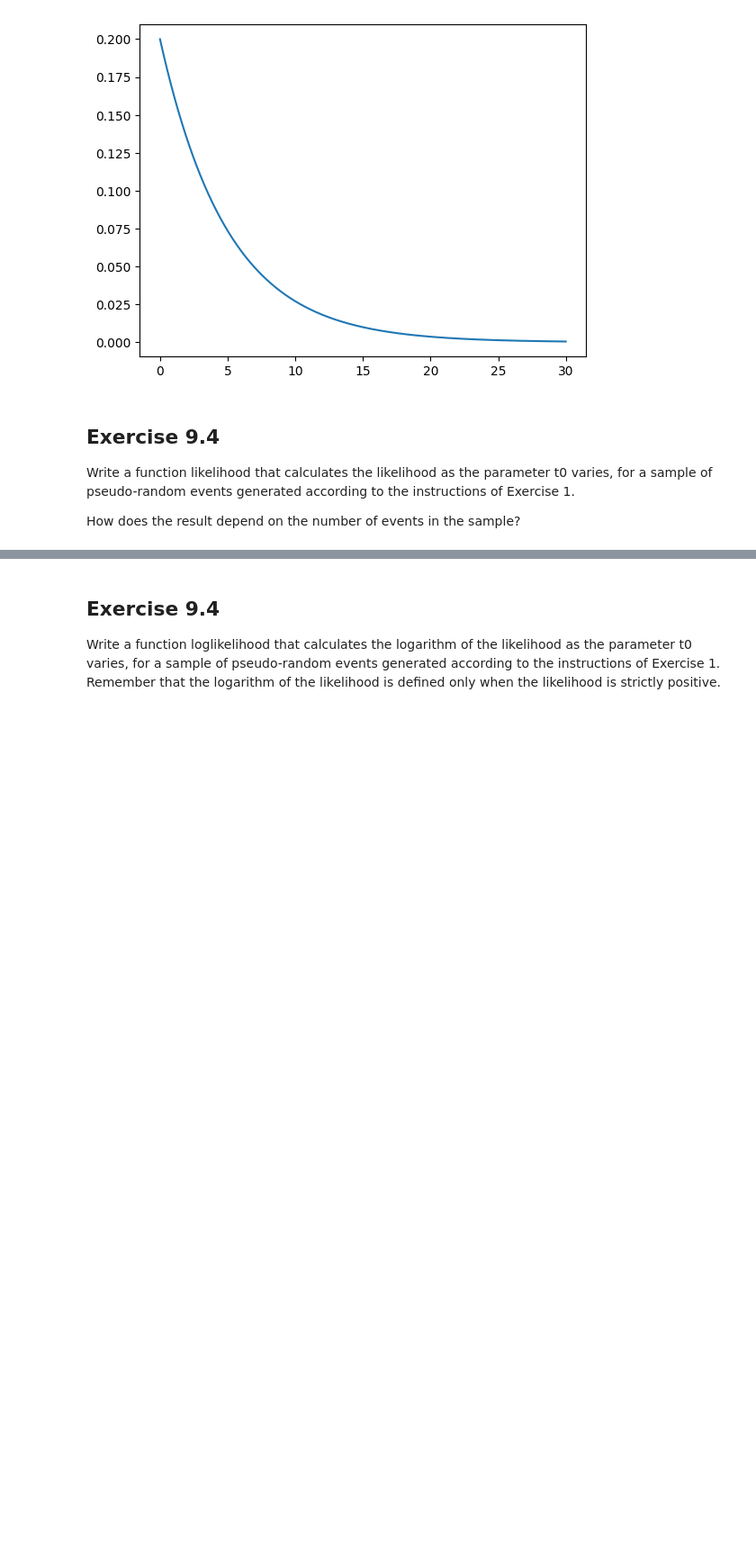
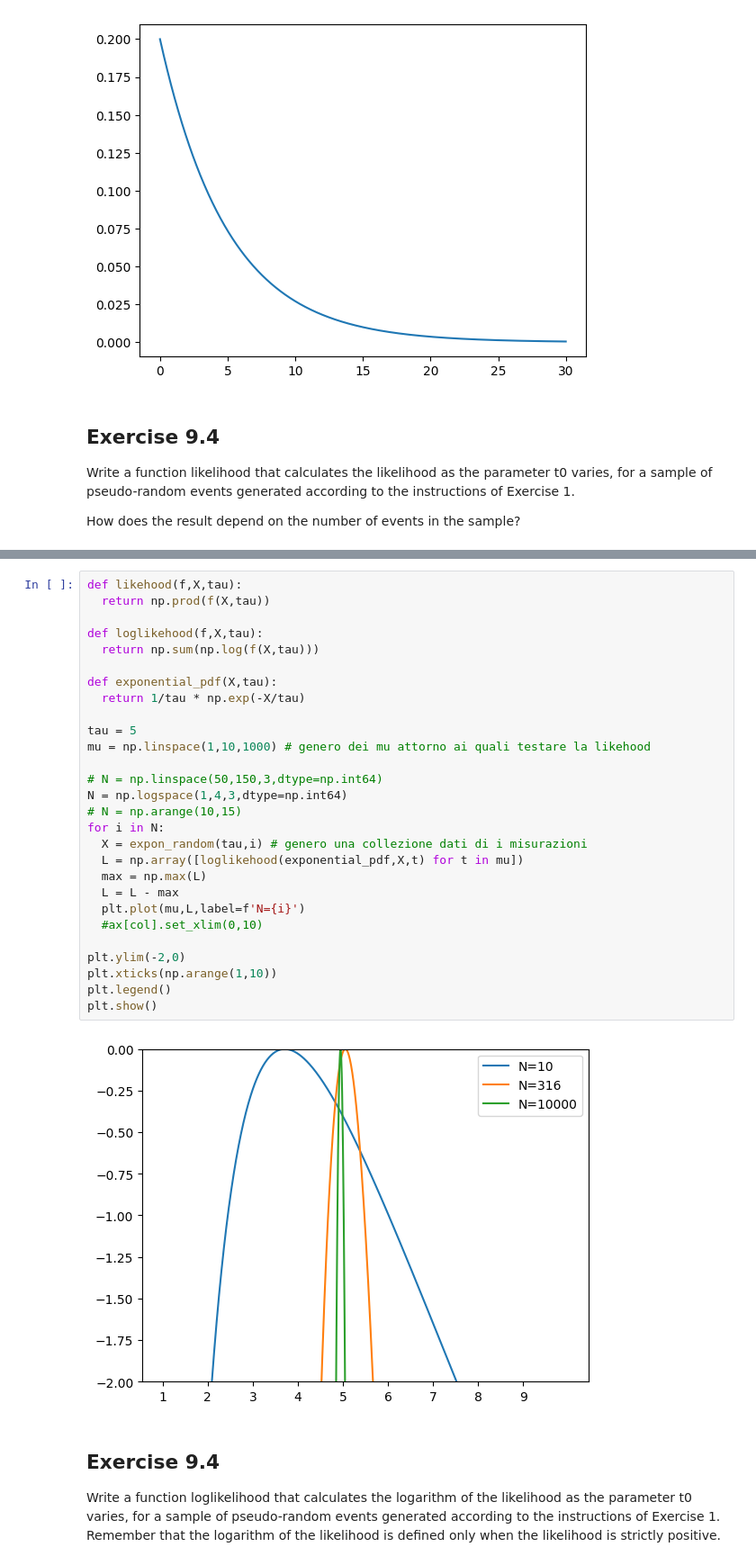
Before and after one commit to CarminatiGiovanni/LaboratorioCalcoloEStatistica, a Jupyter notebook: exercises_9_271123.ipynb, the cells around one changed output, grey strips where cells are left out. Shown at 90% size. Cells and saved outputs as stored; diff of their text form; blank space fills up the shorter version.

```diff
--- a/exercises_9_271123.ipynb
+++ b/exercises_9_271123.ipynb
@@ -71,3 +73,33 @@ for t in range(1,10,1):
+# %%
+def likehood(f,X,tau):
+  return np.prod(f(X,tau))
+
+def loglikehood(f,X,tau):
+  return np.sum(np.log(f(X,tau)))
+
+def exponential_pdf(X,tau):
+  return 1/tau * np.exp(-X/tau)
+
+tau = 5
+mu = np.linspace(1,10,1000) # genero dei mu attorno ai quali testare la likehood
+
+# N = np.linspace(50,150,3,dtype=np.int64)
+N = np.logspace(1,4,3,dtype=np.int64)
+# N = np.arange(10,15)
+for i in N:
+  X = expon_random(tau,i) # genero una collezione dati di i misurazioni
+  L = np.array([loglikehood(exponential_pdf,X,t) for t in mu])
+  max = np.max(L)
+  L = L - max
+  plt.plot(mu,L,label=f'N={i}')
+  #ax[col].set_xlim(0,10)
+
+plt.ylim(-2,0)
+plt.xticks(np.arange(1,10))
+plt.legend()
+plt.show()
+# %% [output]
+[figure, added]
 # %% [markdown]
 ## Exercise 9.4
 
```
Also changed, not shown: parts of 5 cells of this notebook.
